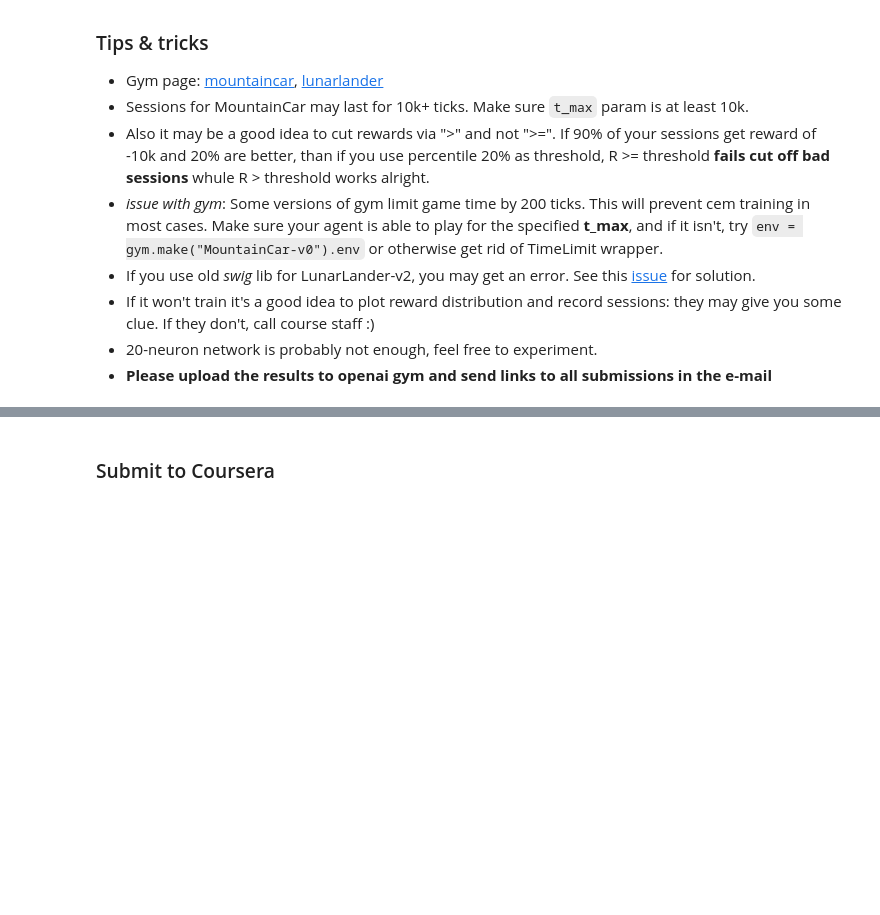
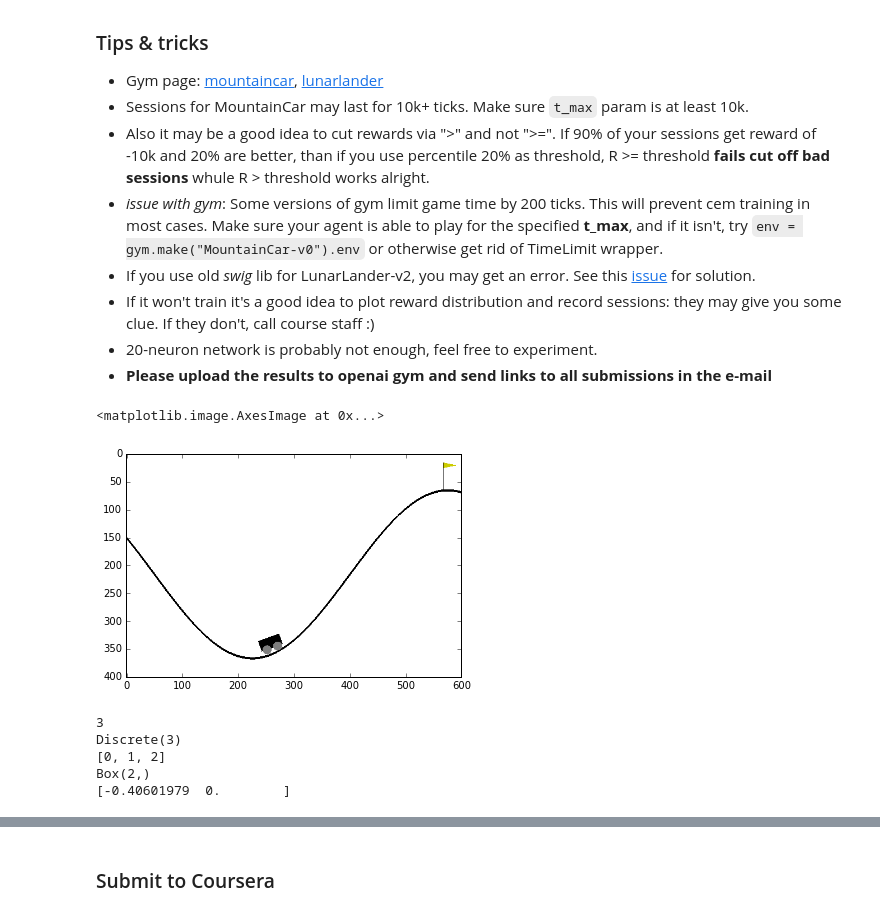
Before and after one commit to PhilippeW83440/Reinforcement-Learning, a Jupyter notebook: coursera-PratcticalRL/W1/deep_crossentropy_method.ipynb, the cells around one changed output, grey strips where cells are left out. Cells and saved outputs as stored; diff of their text form; code cells hidden in the pictures; blank space fills up the shorter version.

```diff
--- a/coursera-PratcticalRL/W1/deep_crossentropy_method.ipynb
+++ b/coursera-PratcticalRL/W1/deep_crossentropy_method.ipynb
@@ -282,3 +258,24 @@ __Note:__ If your agent is below the target score, you'll still get most of the
 * If it won't train it's a good idea to plot reward distribution and record sessions: they may give you some clue. If they don't, call course staff :)
 * 20-neuron network is probably not enough, feel free to experiment.
 * __Please upload the results to openai gym and send links to all submissions in the e-mail__
+# %%
+env = gym.make("MountainCar-v0").env  #if you see "<classname> has no attribute .env", remove .env or update gym
+env.reset()
+n_actions = env.action_space.n
+
+plt.imshow(env.render("rgb_array"))
+# %% [output]
+<matplotlib.image.AxesImage at 0x...>
+[figure, added]
+# %%
+print(n_actions)
+print(env.action_space)
+print(list(range(n_actions)))
+print(env.observation_space)
+print(env.state)
+# %% [output]
+3
+Discrete(3)
+[0, 1, 2]
+Box(2,)
+[-0.40601979  0.        ]
```
Also changed, not shown: parts of 12 cells of this notebook.
